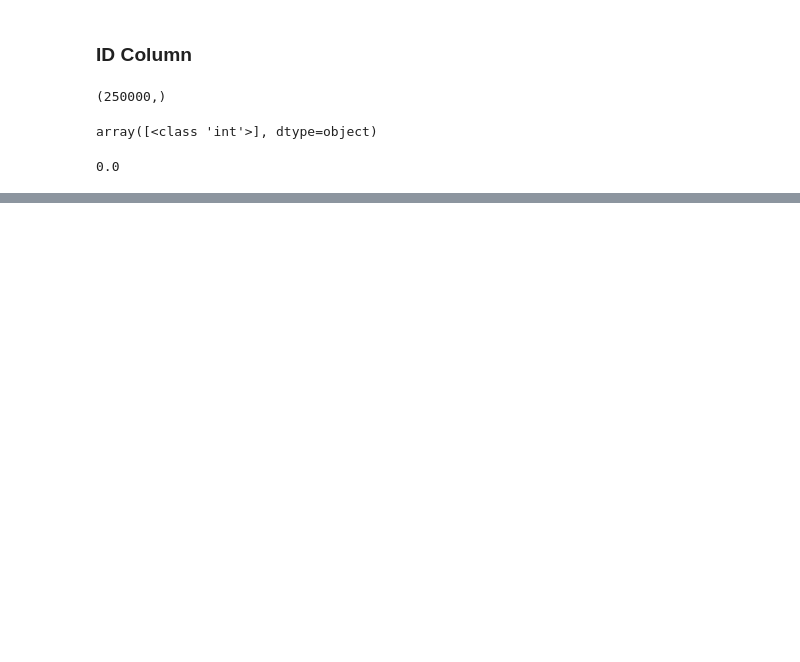
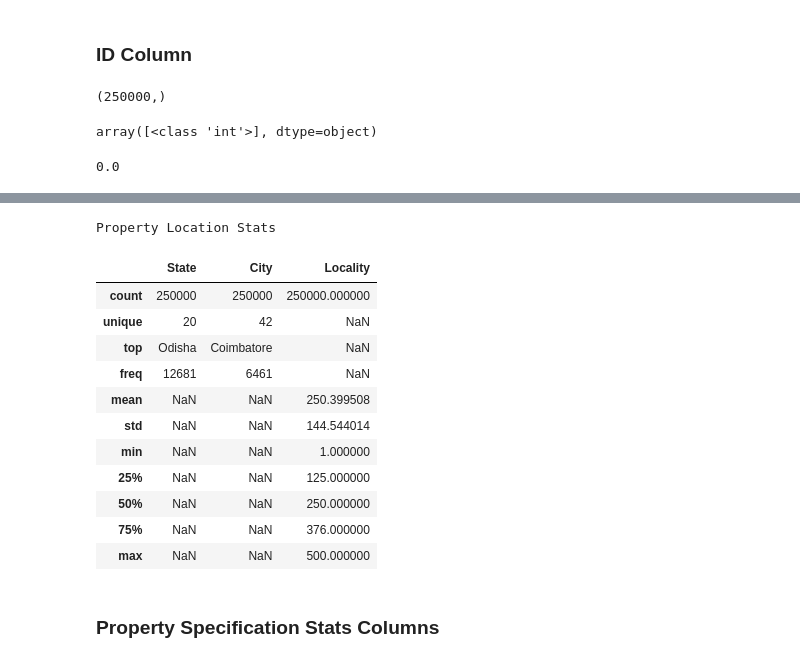
Before and after one commit to JS-Tharun/Real-Estate-Investment-Advisor, a Jupyter notebook: notebook.ipynb, the cells around one changed output, grey strips where cells are left out. Cells and saved outputs as stored; diff of their text form; code cells hidden in the pictures; blank space fills up the shorter version.

```diff
--- a/notebook.ipynb
+++ b/notebook.ipynb
@@ -99,0 +182,8 @@ Total States: 20
+# %%
+# Replacing Locality data with locality number only
+def extract_locality_number(val):
+  val_list = val.split("_")
+  return int(val_list[1])
+
+df['Locality'] = df['Locality'].apply(lambda x: extract_locality_number(x))
+df['Locality']
@@ -99,0 +203,20 @@ Total States: 20
+# %%
+# Stats about property location
+print("Property Location Stats")
+df[['State','City','Locality']].describe(include='all')
+# %% [output]
+Property Location Stats
+|  | State | City | Locality |
+| count | 250000 | 250000 | 250000.000000 |
+| unique | 20 | 42 | NaN |
+| top | Odisha | Coimbatore | NaN |
+| freq | 12681 | 6461 | NaN |
+| mean | NaN | NaN | 250.399508 |
+| std | NaN | NaN | 144.544014 |
+| min | NaN | NaN | 1.000000 |
+| 25% | NaN | NaN | 125.000000 |
+| 50% | NaN | NaN | 250.000000 |
+| 75% | NaN | NaN | 376.000000 |
+| max | NaN | NaN | 500.000000 |
+# %% [markdown]
+### Property Specification Stats Columns
```
Also changed, not shown: parts of 22 cells of this notebook.
